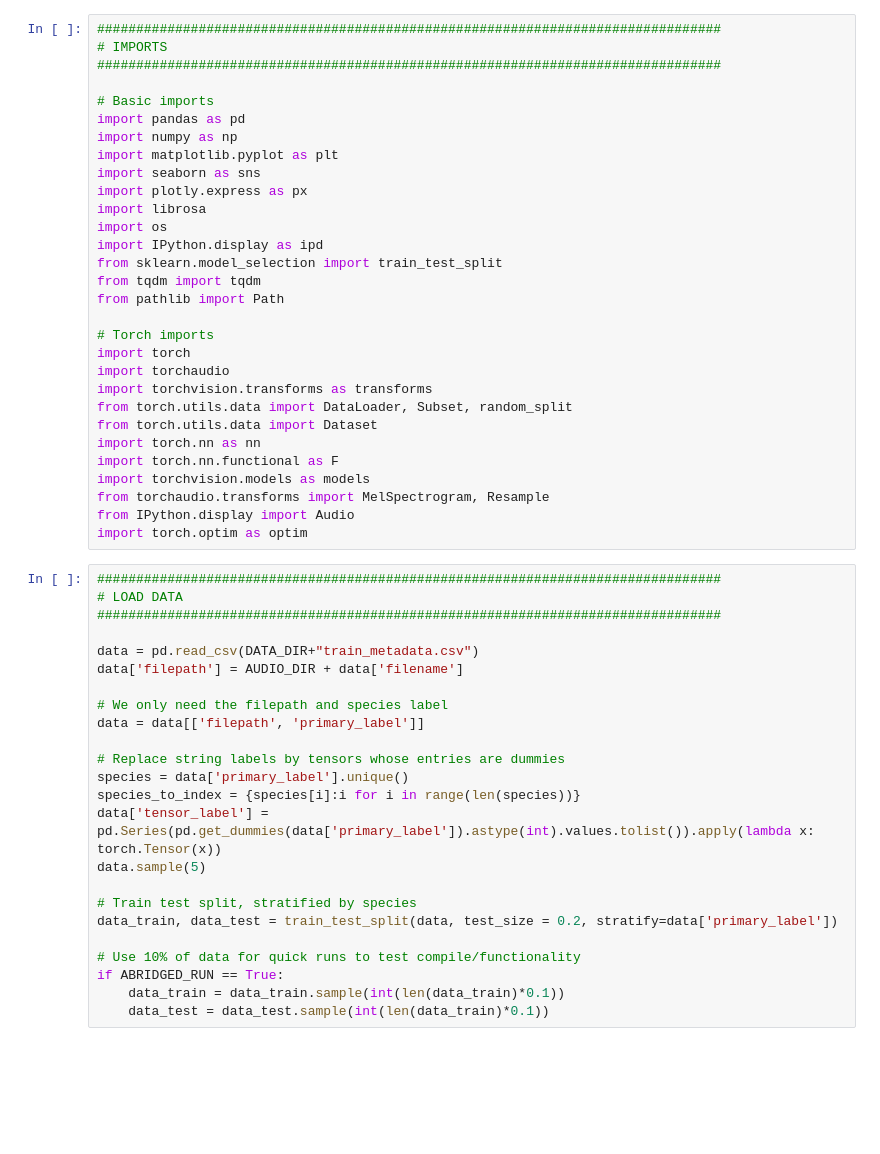
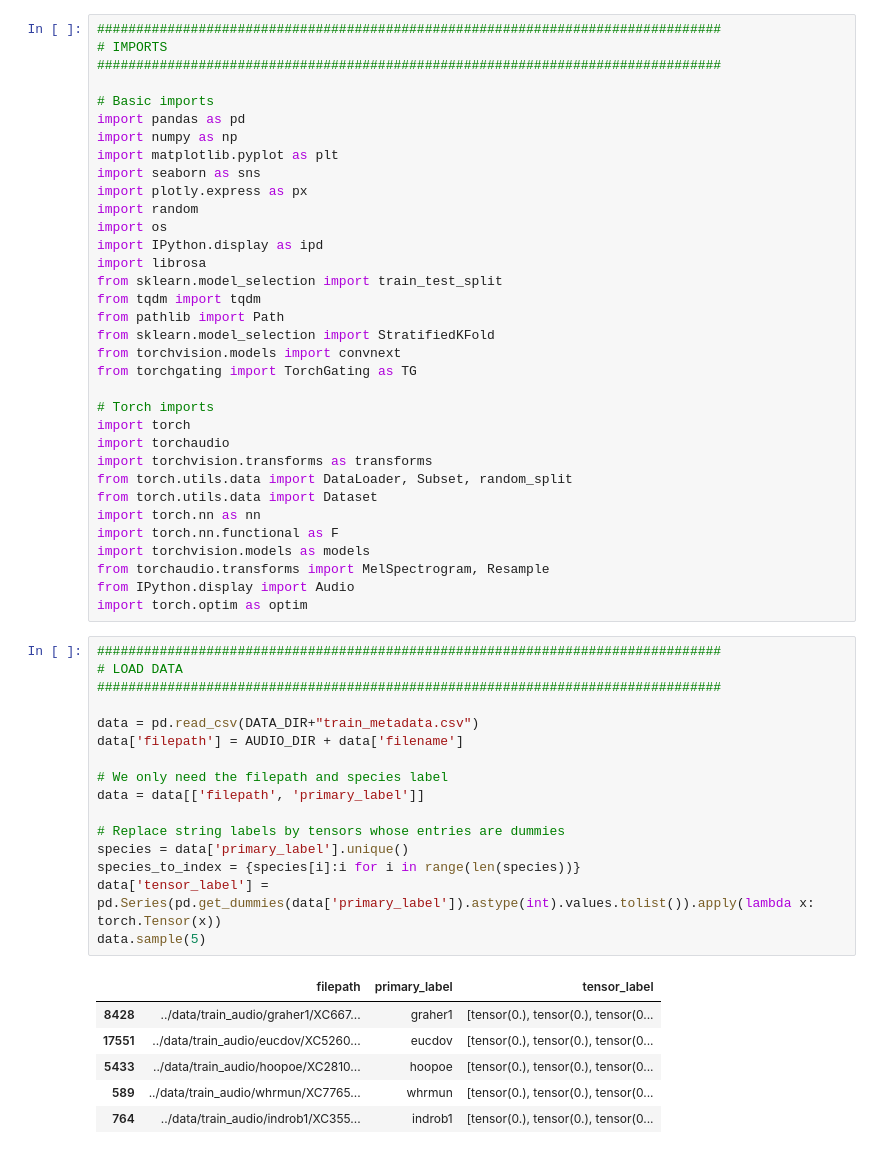
Before and after one commit to AmziJeffs/Erdos_birdCLEF, a Jupyter notebook: scripts/junichi.ipynb, the cells around one changed output. Drawn from its saved outputs; the diff is of its cells as text; blank space fills up the shorter version.

```diff
--- a/scripts/junichi.ipynb
+++ b/scripts/junichi.ipynb
@@ -36,12 +41,16 @@ import numpy as np
 import matplotlib.pyplot as plt
 import seaborn as sns
 import plotly.express as px
-import librosa
+import random
 import os
 import IPython.display as ipd
+import librosa
 from sklearn.model_selection import train_test_split
 from tqdm import tqdm
 from pathlib import Path
+from sklearn.model_selection import StratifiedKFold
+from torchvision.models import convnext
+from torchgating import TorchGating as TG
 
 # Torch imports
 import torch
@@ -58,24 +67,23 @@ import torch.optim as optim
 # %%
 ################################################################################
 # LOAD DATA
 ################################################################################
 
 data = pd.read_csv(DATA_DIR+"train_metadata.csv")
 data['filepath'] = AUDIO_DIR + data['filename']
 
 # We only need the filepath and species label
 data = data[['filepath', 'primary_label']]
 
 # Replace string labels by tensors whose entries are dummies
 species = data['primary_label'].unique()
 species_to_index = {species[i]:i for i in range(len(species))}
 data['tensor_label'] = pd.Series(pd.get_dummies(data['primary_label']).astype(int).values.tolist()).apply(lambda x: torch.Tensor(x))
 data.sample(5)
-
-# Train test split, stratified by species
-data_train, data_test = train_test_split(data, test_size = 0.2, stratify=data['primary_label'])
-
-# Use 10% of data for quick runs to test compile/functionality
-if ABRIDGED_RUN == True:
-    data_train = data_train.sample(int(len(data_train)*0.1))
-    data_test = data_test.sample(int(len(data_train)*0.1))
+# %% [output]
+|  | filepath | primary_label | tensor_label |
+| 8428 | ../data/train_audio/graher1/XC667... | graher1 | [tensor(0.), tensor(0.), tensor(0... |
+| 17551 | ../data/train_audio/eucdov/XC5260... | eucdov | [tensor(0.), tensor(0.), tensor(0... |
+| 5433 | ../data/train_audio/hoopoe/XC2810... | hoopoe | [tensor(0.), tensor(0.), tensor(0... |
+| 589 | ../data/train_audio/whrmun/XC7765... | whrmun | [tensor(0.), tensor(0.), tensor(0... |
+| 764 | ../data/train_audio/indrob1/XC355... | indrob1 | [tensor(0.), tensor(0.), tensor(0... |
```
Also changed, not shown: parts of 11 cells of this notebook, 3 other files.
